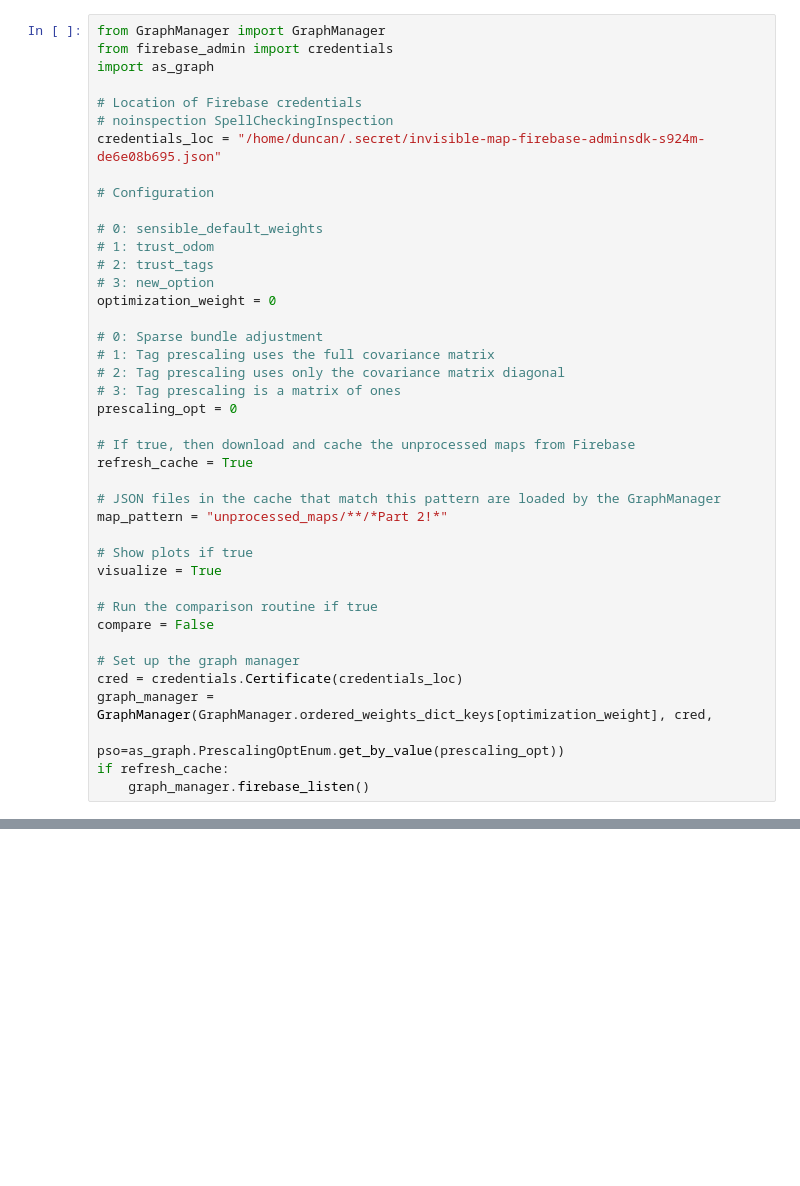
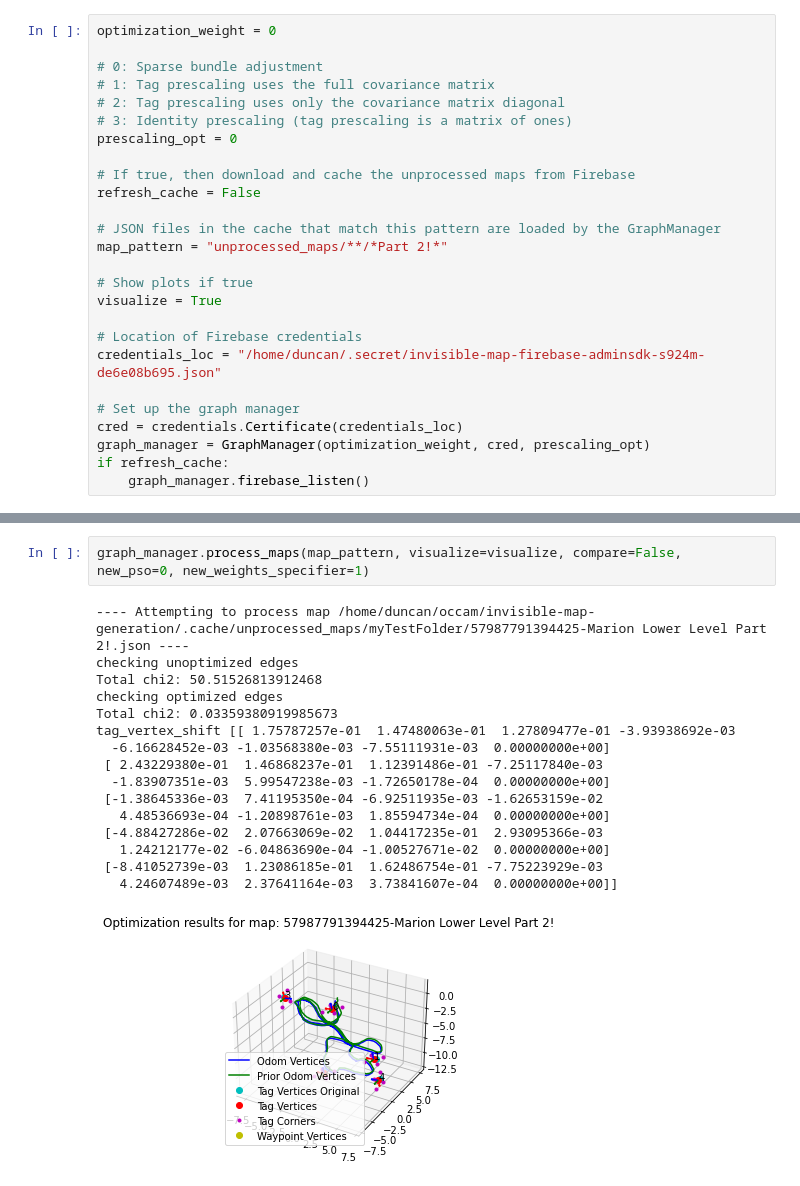
Before and after one commit to occamLab/invisible-map-generation, a Jupyter notebook: optimization_weight_analysis/analysis.ipynb, the cells around one changed output, grey strips where cells are left out. Saved outputs shown, nothing was run; the diff lists cells and outputs as text; blank space fills up the shorter version.

```diff
--- a/optimization_weight_analysis/analysis.ipynb
+++ b/optimization_weight_analysis/analysis.ipynb
@@ -1,28 +70,14 @@
 # %%
-from GraphManager import GraphManager
-from firebase_admin import credentials
-import as_graph
-
-# Location of Firebase credentials
-# noinspection SpellCheckingInspection
-credentials_loc = "/home/duncan/.secret/invisible-map-firebase-adminsdk-s924m-de6e08b695.json"
-
-# Configuration
-
-# 0: sensible_default_weights
-# 1: trust_odom
-# 2: trust_tags
-# 3: new_option
 optimization_weight = 0
 
 # 0: Sparse bundle adjustment
 # 1: Tag prescaling uses the full covariance matrix
 # 2: Tag prescaling uses only the covariance matrix diagonal
-# 3: Tag prescaling is a matrix of ones
+# 3: Identity prescaling (tag prescaling is a matrix of ones)
 prescaling_opt = 0
 
 # If true, then download and cache the unprocessed maps from Firebase
-refresh_cache = True
+refresh_cache = False
 
 # JSON files in the cache that match this pattern are loaded by the GraphManager
 map_pattern = "unprocessed_maps/**/*Part 2!*"
@@ -30,12 +85,11 @@ map_pattern = "unprocessed_maps/**/*Part 2!*"
 # Show plots if true
 visualize = True
 
-# Run the comparison routine if true
-compare = False
+# Location of Firebase credentials
+credentials_loc = "/home/duncan/.secret/invisible-map-firebase-adminsdk-s924m-de6e08b695.json"
 
 # Set up the graph manager
 cred = credentials.Certificate(credentials_loc)
-graph_manager = GraphManager(GraphManager.ordered_weights_dict_keys[optimization_weight], cred,
-                             pso=as_graph.PrescalingOptEnum.get_by_value(prescaling_opt))
+graph_manager = GraphManager(optimization_weight, cred, prescaling_opt)
 if refresh_cache:
     graph_manager.firebase_listen()
@@ -81,0 +130,19 @@ Successfully cached /home/duncan/occam/invisible-map-generation/.cache/TestProce
+# %%
+graph_manager.process_maps(map_pattern, visualize=visualize, compare=False, new_pso=0, new_weights_specifier=1)
+# %% [output]
+---- Attempting to process map /home/duncan/occam/invisible-map-generation/.cache/unprocessed_maps/myTestFolder/57987791394425-Marion Lower Level Part 2!.json ----
+checking unoptimized edges
+Total chi2: 50.51526813912468
+checking optimized edges
+Total chi2: 0.03359380919985673
+tag_vertex_shift [[ 1.75787257e-01  1.47480063e-01  1.27809477e-01 -3.93938692e-03
+  -6.16628452e-03 -1.03568380e-03 -7.55111931e-03  0.00000000e+00]
+ [ 2.43229380e-01  1.46868237e-01  1.12391486e-01 -7.25117840e-03
+  -1.83907351e-03  5.99547238e-03 -1.72650178e-04  0.00000000e+00]
+ [-1.38645336e-03  7.41195350e-04 -6.92511935e-03 -1.62653159e-02
+   4.48536693e-04 -1.20898761e-03  1.85594734e-04  0.00000000e+00]
+ [-4.88427286e-02  2.07663069e-02  1.04417235e-01  2.93095366e-03
+   1.24212177e-02 -6.04863690e-04 -1.00527671e-02  0.00000000e+00]
+ [-8.41052739e-03  1.23086185e-01  1.62486754e-01 -7.75223929e-03
+   4.24607489e-03  2.37641164e-03  3.73841607e-04  0.00000000e+00]]
+[figure, added]
```
Also changed, not shown: parts of 35 cells of this notebook.
